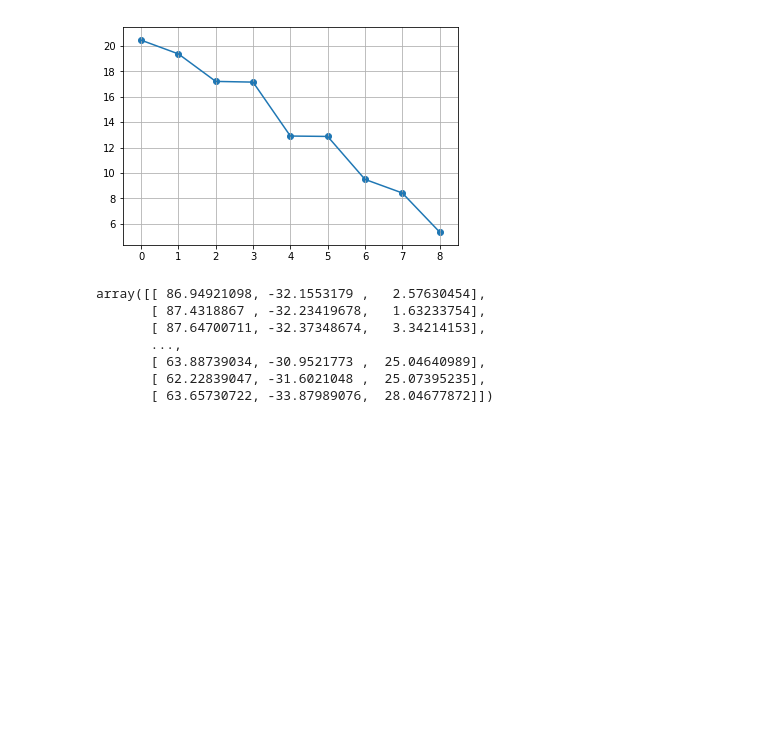
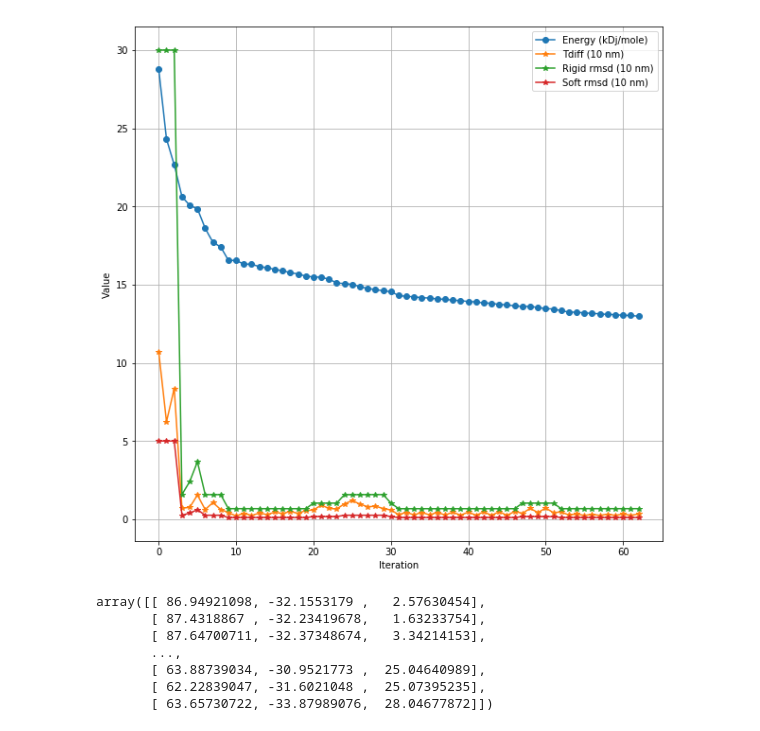
Before and after one commit to Senbjorn/DiplomaPython, a Jupyter notebook: source/notebook_test_pc.ipynb, the cells around one changed output. Saved outputs shown, nothing was run; the diff lists cells and outputs as text; code cells hidden in the pictures; blank space fills up the shorter version.

```diff
--- a/source/notebook_test_pc.ipynb
+++ b/source/notebook_test_pc.ipynb
@@ -236,7 +306,3 @@ pylab.show()
-# %%
-rw.set_position(0, result["states"][-1])
-pdy.showProtein(rw._protein_complex._pdy_protein)
-pylab.show()
 # %%
-result = confined_gradient_descent(rw)
+result = confined_gradient_descent(rw, save_path=True, log=True, extended_result=True)
 # %% [output]
@@ -282,5 +379,7 @@ print(result["states"])
 # %%
+rw.set_position(0, zero_pos)
 full_list = result["coords"]
+full_list.insert(0, rw._protein_complex.get_coords(0))
 n_states = len(full_list)
 
 trj = None
@@ -348,3 +449,8 @@ E1 = result["energies"] - np.min(E) + 1
+# %%
+E1 = result["energies"] - np.min(E) + 1
+D1 = np.array([np.linalg.norm(v) for v in result["translation_diff"]])
+D2 = np.array([np.linalg.norm(v) for v in result["rigid_rmsd"]])
+D3 = np.array([np.linalg.norm(v) for v in result["soft_rmsd"]])
 # %%
 E1
 # %% [output]
@@ -355,12 +473,19 @@ array([ 7.56780025e+08,  2.56603029e+08,  2.95156761e+07,  2.79100632e+07,
-# %%
-fig, ax = plt.subplots()
-ax.plot(range(len(E1)), np.log(E1)) # тобы точки было видно
-ax.scatter(range(len(E1)), np.log(E1))
-ax.set_yscale("linear")
-ax.grid()
-plt.show()
-# %% [output]
-[figure, removed]
+# %%
+fig, ax = plt.subplots(figsize=(10, 10))
+# plot(x, y, color='green', marker='o', linestyle='dashed', linewidth=2, markersize=12)
+ax.plot(range(len(E1)), np.log(E1), marker='o', label="Energy (kDj/mole)") # тобы точки было видно
+ax.plot(range(len(D1)), 10*D1, marker='*', label="Tdiff (10 nm)")
+ax.plot(range(len(D2)), 10*D2, marker='*', label="Rigid rmsd (10 nm)")
+ax.plot(range(len(D3)), 10*D3, marker='*', label="Soft rmsd (10 nm)")
+ax.set_yscale("linear")
+ax.set_xlabel("Iteration")
+ax.set_ylabel("Value")
+ax.legend()
+ax.grid()
+plt.savefig(project.output_path / "plot", fmt="png")
+plt.show()
+# %% [output]
+[figure, added]
 # %%
 rw._protein_complex.get_coords(0)
 # %% [output]
```
Also changed, not shown: parts of 27 cells of this notebook, 26 other files.
